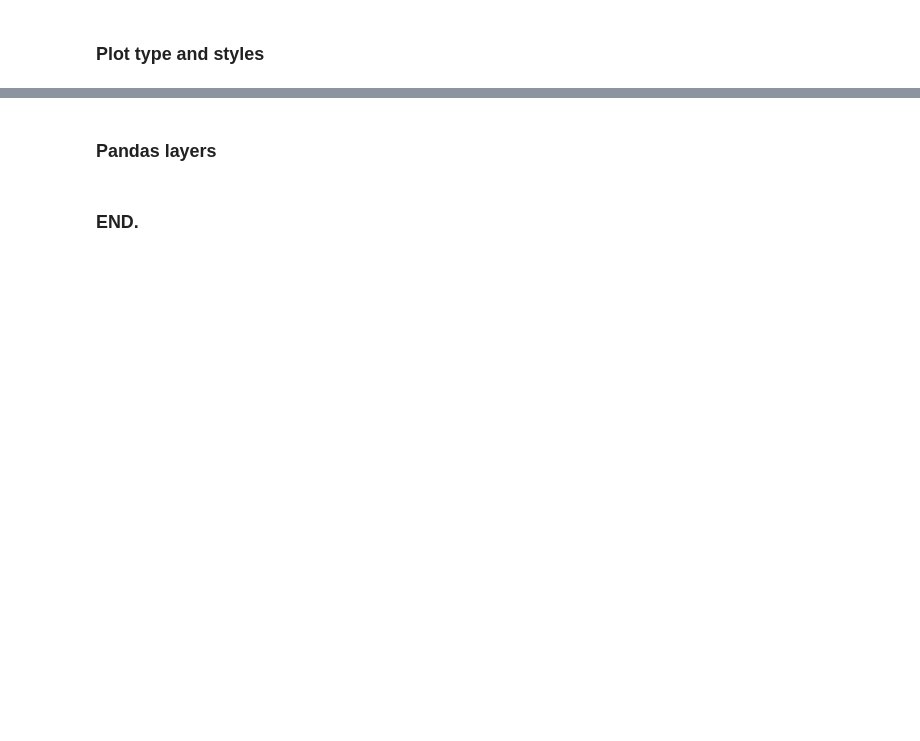
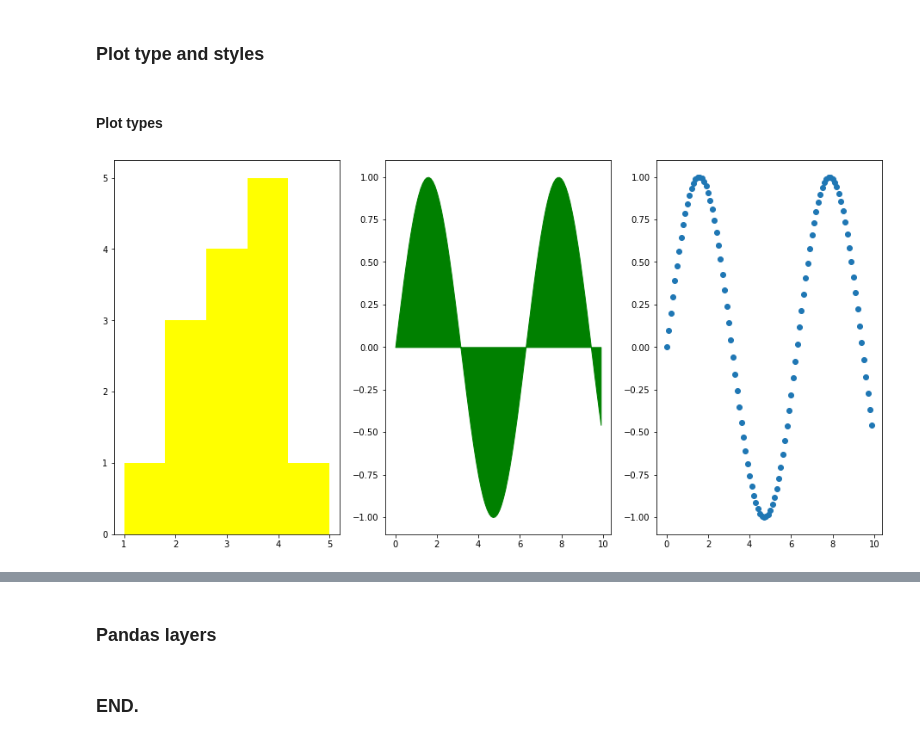
Before and after one commit to caiquemiranda/python-econometrics, a Jupyter notebook: 04-Visual-illustrations.ipynb, the cells around one changed output, grey strips where cells are left out. Saved outputs shown, nothing was run; the diff lists cells and outputs as text; code cells hidden in the pictures; blank space fills up the shorter version.

```diff
--- a/04-Visual-illustrations.ipynb
+++ b/04-Visual-illustrations.ipynb
@@ -63,2 +75,22 @@ fig.savefig("data/content.pdf")
 # %% [markdown]
 ### Plot type and styles
+# %% [markdown]
+#### Plot types
+# %%
+# Types
+
+fig, ax = plt.subplots(1, 3, figsize=(16, 8))
+
+ax[0].hist([1, 2, 3, 4, 5, 4, 3, 2, 3, 4, 2, 3, 4, 4],
+           bins=5,
+           color="yellow")
+
+x = np.arange(0, 10, 0.1)
+y = np.sin(x)
+
+ax[1].fill_between(x, y, 0, color="green")
+ax[2].scatter(x, y)
+
+fig.savefig("data/types.pdf")
+# %% [output]
+[figure, added]
```
Also changed, not shown: parts of 7 cells of this notebook, 5 other files.
